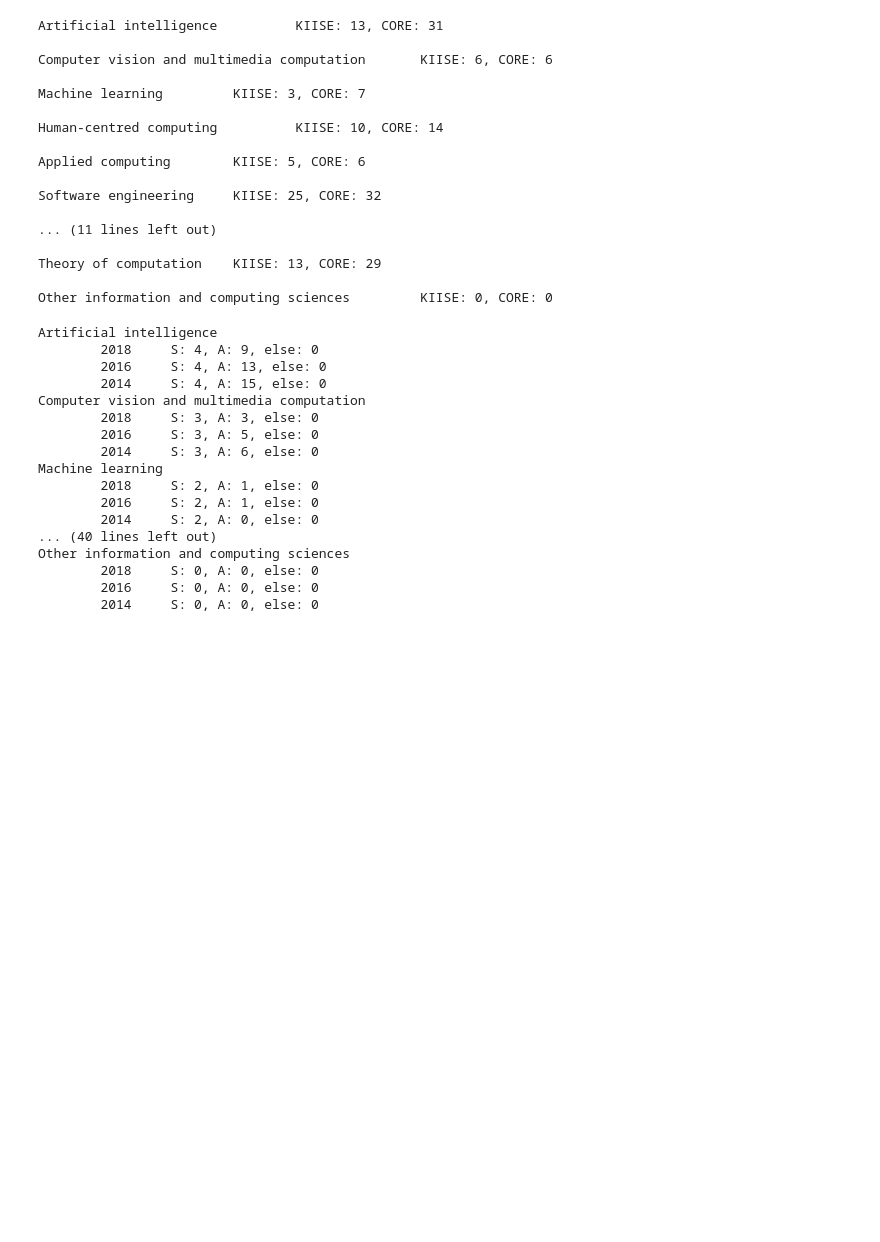
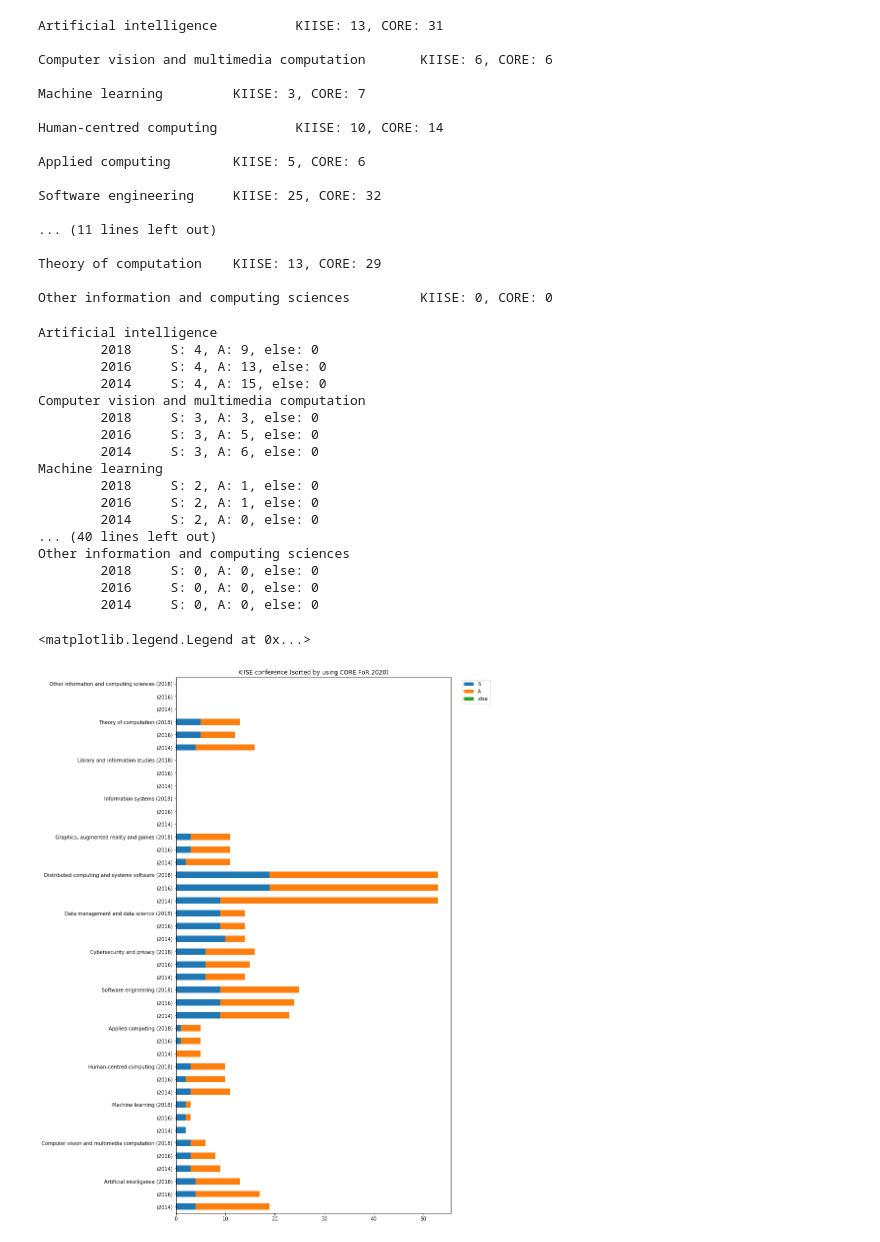
Before and after one commit to shinminjeong/moneymatters, a Jupyter notebook: scripts/CORE History.ipynb, the cells around one changed output. Saved outputs shown, nothing was run; the diff lists cells and outputs as text; code cells hidden in the pictures; blank space fills up the shorter version.

```diff
--- a/scripts/CORE History.ipynb
+++ b/scripts/CORE History.ipynb
@@ -356,7 +254,7 @@ kiise_df_s = kiise_df[kiise_df["Year"] == 2018]
 
 # Field of Research distribution -- KIISE 2018 data
 print("### Field of Research distribution -- KIISE 2018 data\n")
-for k, v in FoR.items():
+for k, v in CORE_FoR.items():
     conf = kiise_df_s.loc[kiise_df_s["FoR1"] == k]
     print(v, len(conf))
 # %% [output]
@@ -378,0 +290,9 @@ Other information and computing sciences 0
+# %%
+### CCF ranking (China Computer Federation)
+ccf_df = read_ccf_fos_data()
+ccf_df_s = ccf_df[ccf_df["Year"] == 2019]
+
+# Field of Research distribution -- KIISE 2018 data
+for k, v in CCF_FoR.items():
+    conf = ccf_df_s.loc[ccf_df_s["FoR1"] == v]
+    print(v, len(conf))
@@ -381,7 +312,7 @@ Other information and computing sciences 0
 core_df = read_core_data()
 core_df_s = core_df[core_df["Year"] == "CORE2020"]
 
-for k, v in FoR.items():
+for k, v in CORE_FoR.items():
     kiise_conf = kiise_df_s.loc[kiise_df_s["FoR1"] == k]
     core_conf = core_df_s.loc[(core_df_s["FoR1"] == k) & ((core_df_s["Rank"] == "A*")|(core_df_s["Rank"] == "A"))]
     print("{} \t KIISE: {}, CORE: {}".format(v, len(kiise_conf), len(core_conf)))
@@ -407,8 +338,8 @@ Theory of computation    KIISE: 13, CORE: 29
 
 Other information and computing sciences         KIISE: 0, CORE: 0
 # %%
-# Ranking changes by field of research
-for k, v in FoR.items():
+# KIISE Ranking changes by field of research
+for k, v in CORE_FoR.items():
     conf = kiise_df.loc[kiise_df["FoR1"] == k]["Acronym"].tolist()
     filtereddf = kiise_df.loc[kiise_df["Acronym"].isin(conf)]
     print(v)
@@ -434,3 +365,30 @@ Other information and computing sciences
         2018     S: 0, A: 0, else: 0
         2016     S: 0, A: 0, else: 0
         2014     S: 0, A: 0, else: 0
+# %%
+s_years = [2014, 2016, 2018]
+data = { "S": [], "A": [], "else": [] }
+new_index = []
+
+for k, v in CORE_FoR.items():
+    for y in s_years:
+        if y == 2018:
+            new_index.append("{} ({})".format(v, y))
+        else:
+            new_index.append("({})".format(y))
+        conf = kiise_df.loc[kiise_df["FoR1"] == k]["Acronym"].tolist()
+        filtereddf = kiise_df.loc[kiise_df["Acronym"].isin(conf)]
+        values = filtereddf.loc[filtereddf["Year"] == y][["Rank"]].values
+        cc = Counter([r[0] for r in values])
+        data["S"].append(cc["S"])
+        data["A"].append(cc["A"])
+        data["else"].append(len(values)-cc["S"]-cc["A"])
+
+plot_df = pd.DataFrame(data, index=new_index)
+ax = plot_df.plot.barh(stacked=True);
+ax.figure.set_size_inches(10,20)
+ax.set_title("KIISE conference (sorted by using CORE FoR 2020)")
+ax.legend(bbox_to_anchor=(1.15, 1.0))
+# %% [output]
+<matplotlib.legend.Legend at 0x...>
+[figure, added]
```
Also changed, not shown: parts of 16 cells of this notebook, 7 other files.
